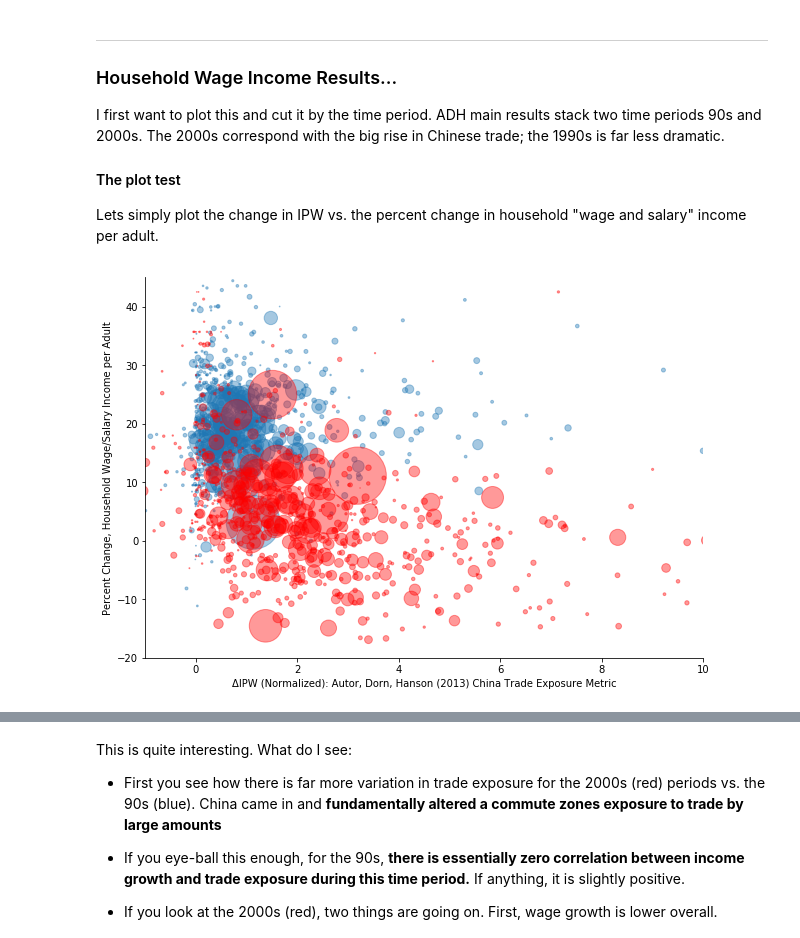
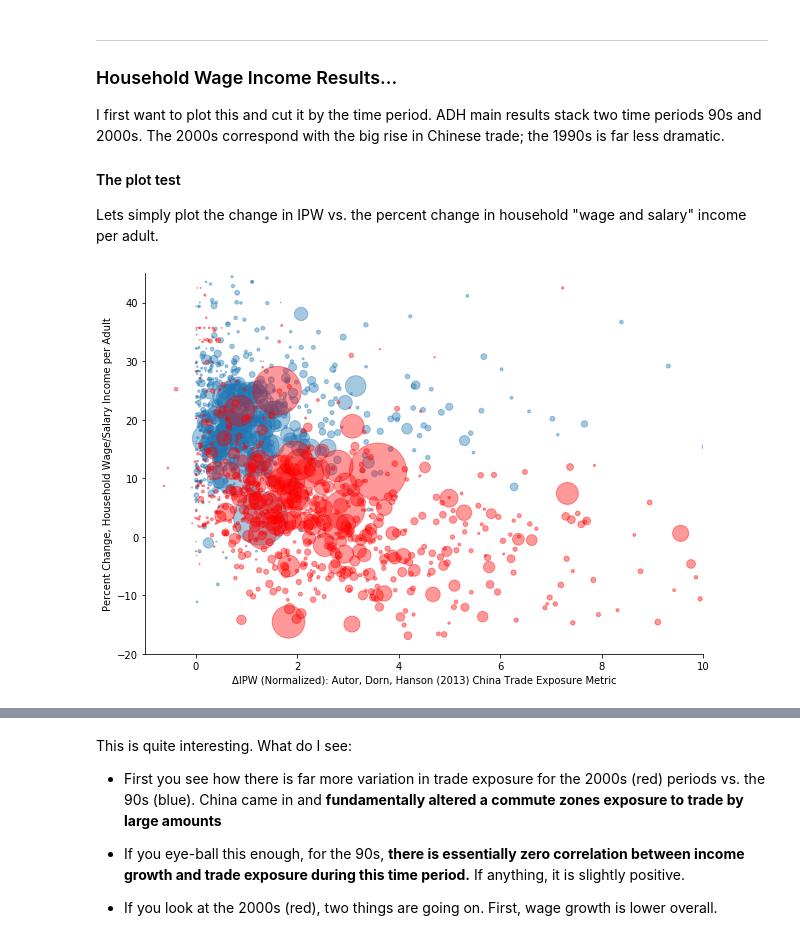
Before and after one commit to mwaugh0328/lectures-on-trade-and-distributional-effects, a Jupyter notebook: code/adh_data.ipynb, the cells around one changed output, grey strips where cells are left out. Cells and saved outputs as stored; diff of their text form; code cells hidden in the pictures.

```diff
--- a/code/adh_data.ipynb
+++ b/code/adh_data.ipynb
@@ -354,15 +297,13 @@ So these numbers match up exactly with Appendix, Table 2. The one issue to be mi
 #### Wages
 # %%
 print("Average Household Wage and Salary, per adult, 1990",
-      round(calc.mean(df.set_index("yr").loc[1990], "l_avg_hhincwage_pc_pw"),2))
+      round(calc.mean(df.set_index("yr").loc[1990], "d_avg_hhincwage_pc_pw"),2))
 
 print("Average Household Wage and Salary, per adult, 2000",
-      round(calc.mean(df.set_index("yr").loc[2000], "l_avg_hhincwage_pc_pw"),2),"\n")
+      round(calc.mean(df.set_index("yr").loc[2000], "d_avg_hhincwage_pc_pw"),2),"\n")
 
 print("Average Change in Wages 2007-2000",
       round(calc.median(df.set_index("yr").loc[2000], "relchg_avg_hhincwage_pc_pw"),2))
 
 print("Decadal Adjustment from ADH Numbers", round(100*(10/7)*(28872 - 27655) /27655,2))
-
-df["demean_income"] = df["relchg_avg_hhincwage_pc_pw"]- calc.mean(df.set_index("yr").loc[1990], "relchg_avg_hhincwage_pc_pw")
 # %% [output]
@@ -374,8 +317,2 @@ Decadal Adjustment from ADH Numbers 6.29
 # %% [markdown]
 Again, these match up. Moreover, the latter line provides a benchmark comparison to try and figure out the units. The first line simply reports the average change. The latter takes the averages from ADH, grosses them up to make them decadal equivalents. Then takes the change. Note that they are close suggesting that the pct change reported in the ADH dataset are the decadal equivalents.
-# %%
-print("Average Household Wage and Salary, per adult, 1990",
-      round(calc.std(df.set_index("yr").loc[2000], "demean_income"),2))
-
-print("Standard Deviation of Household Wage and Salary Growth, per adult, 2000",
-      round(calc.std(df.set_index("yr").loc[2000], "relchg_avg_hhincwage_pc_pw"),2),"\n")
@@ -386,0 +319,6 @@ This now computes the standard deviation of growth (at a 10 year frequency). Thi
+# %%
+print("Delta Average Household Wage and Salary, per adult, 1990",
+      round(calc.mean(df.set_index("yr").loc[1990], "d_avg_hhincwage_pc_pw"),2))
+
+print("Delta Average Household Wage and Salary, per adult, 2000",
+      round(calc.mean(df.set_index("yr").loc[2000], "d_avg_hhincwage_pc_pw"),2),"\n")
@@ -392,9 +335,6 @@ print("Share not in labor force, 1990",
 
 print("Share not in labor force, 2000",
       round(calc.mean(df.set_index("yr").loc[2000], "l_sh_nilf"),2),"\n")
-
-print("Average Change in Wages 2007-2000",
-      round(calc.mean(df.set_index("yr").loc[2000], "d_sh_nilf"),2))
 # %% [output]
 Share not in labor force, 1990 24.76
 Share not in labor force, 2000 26.05
@@ -415,33 +353,33 @@ fig, ax = plt.subplots(figsize = (10,7))
 year = "1990"
 
 #df["norm_IPW"]
 
-ax.scatter(df.set_index("yr").loc[int(year)].d_netimpusch_pw, #X variables
+ax.scatter(df.set_index("yr").loc[int(year)].d_tradeusch_pw, #X variables
            df.set_index("yr").loc[int(year)].relchg_avg_hhincwage_pc_pw,     # y variables
             s = 0.0002*df.set_index("yr").loc[int(year)].l_popcount,
             alpha = 0.40)
 
 year = "2000"
 
-ax.scatter(df.set_index("yr").loc[int(year)].d_netimpusch_pw, #X variables
+ax.scatter(df.set_index("yr").loc[int(year)].d_tradeusch_pw, #X variables
            df.set_index("yr").loc[int(year)].relchg_avg_hhincwage_pc_pw,     # y variables
            s = 0.0002*df.set_index("yr").loc[int(year)].l_popcount,
             alpha = 0.40, color = "red")
 
 ax.set_ylabel("Percent Change, Household Wage/Salary Income per Adult")
 ax.set_xlabel("ΔIPW (Normalized): Autor, Dorn, Hanson (2013) China Trade Exposure Metric")
 
 ax.set_xlim(-1,10)
 ax.set_ylim(-20,45)
 
 ax.spines["right"].set_visible(False)
 ax.spines["top"].set_visible(False)
 
 #plt.savefig(fig_path + "\\adh_data_wage_change.pdf", bbox_inches="tight", dpi = 1200)
 
 
 #plt.legend()
 
 plt.show()
 # %% [output]
-[figure, old version]
+[figure, new version]
```
Also changed, not shown: parts of 26 cells of this notebook, 2 other files.
